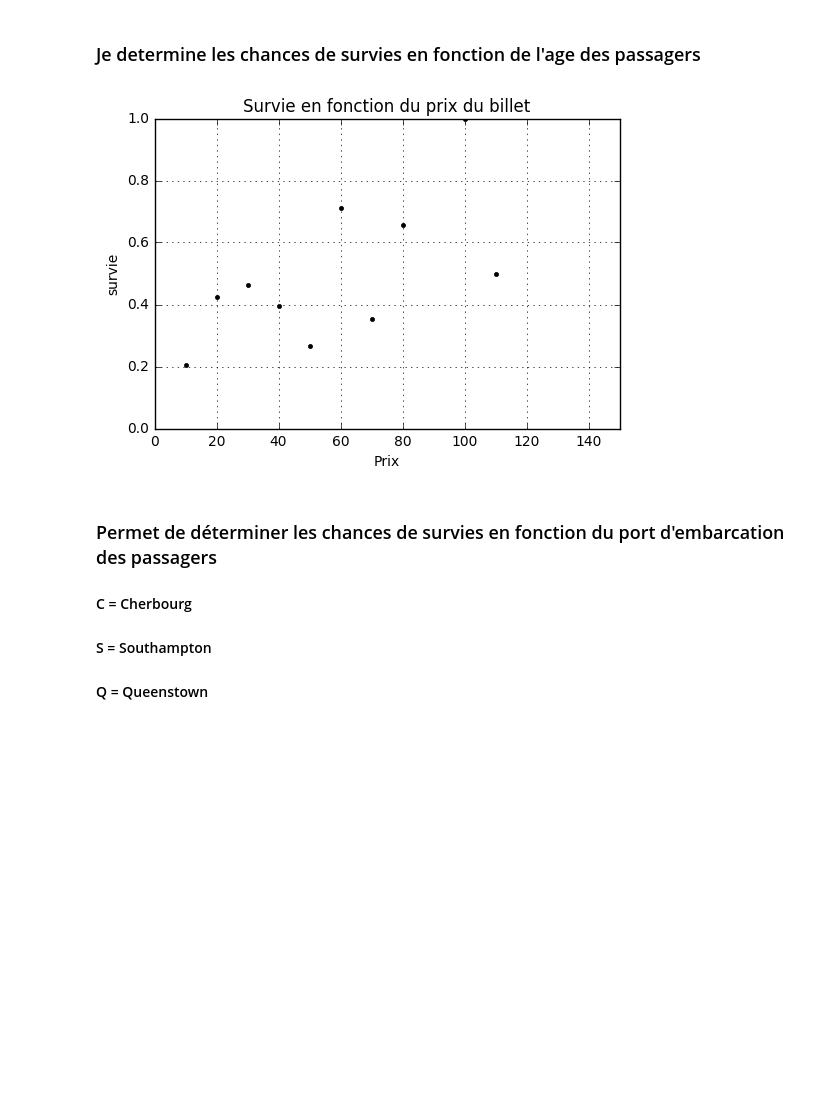
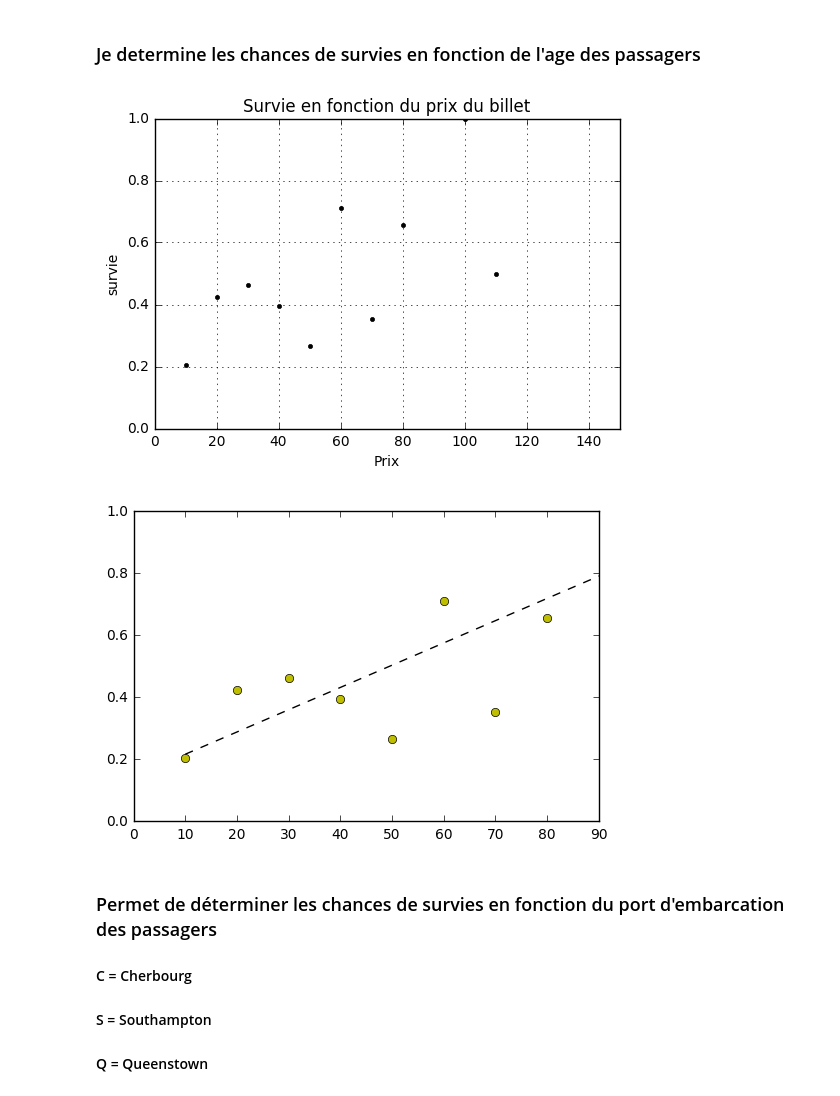
Before and after one commit to GuillaumeTrichardYnov/P1, a Jupyter notebook: RenduP1GuillaumeTRICHARD.ipynb, the cells around one changed output. Drawn from its saved outputs; the diff is of its cells as text; code cells hidden in the pictures; blank space fills up the shorter version.

```diff
--- a/RenduP1GuillaumeTRICHARD.ipynb
+++ b/RenduP1GuillaumeTRICHARD.ipynb
@@ -136,22 +136,33 @@ plt.show()
 # %%
 survie2 = []
 prix = []
 #permet de sortir le pourcentage de survie en fonction de l'age des passagers du bateau
 for i in range(1,13):
     survie2.append(len(df[ (df['Survived'] == 1) & (df['Fare'] <= i*10) & (df['Fare'] > (i-1)*10) ]) / len(df[(df['Fare'] < i*10) & (df['Fare'] > (i-1)*10) ]))
     prix.append(i*10)
 
 
 plt.figure()
 plt.title('Survie en fonction du prix du billet')
 plt.xlabel('Prix')
 plt.ylabel('survie')
 plt.plot(prix, survie2, 'k.')
 plt.axis([0, 150, 0, 1])
 plt.grid(True)
 plt.show()
+
+
+
+#graphique de régression linéaire
+fit = np.polyfit(prix,survie2,1)
+fit_fn = np.poly1d(fit)
+plt.plot(prix,survie2, 'yo', prix, fit_fn(prix), '--k')
+plt.xlim(0, 90)
+plt.ylim(0, 1)
+plt.show()
 # %% [output]
 [figure]
+[figure, added]
 # %% [markdown]
 ### Permet de déterminer les chances de survies en fonction du port d'embarcation des passagers
 #### C = Cherbourg
```
